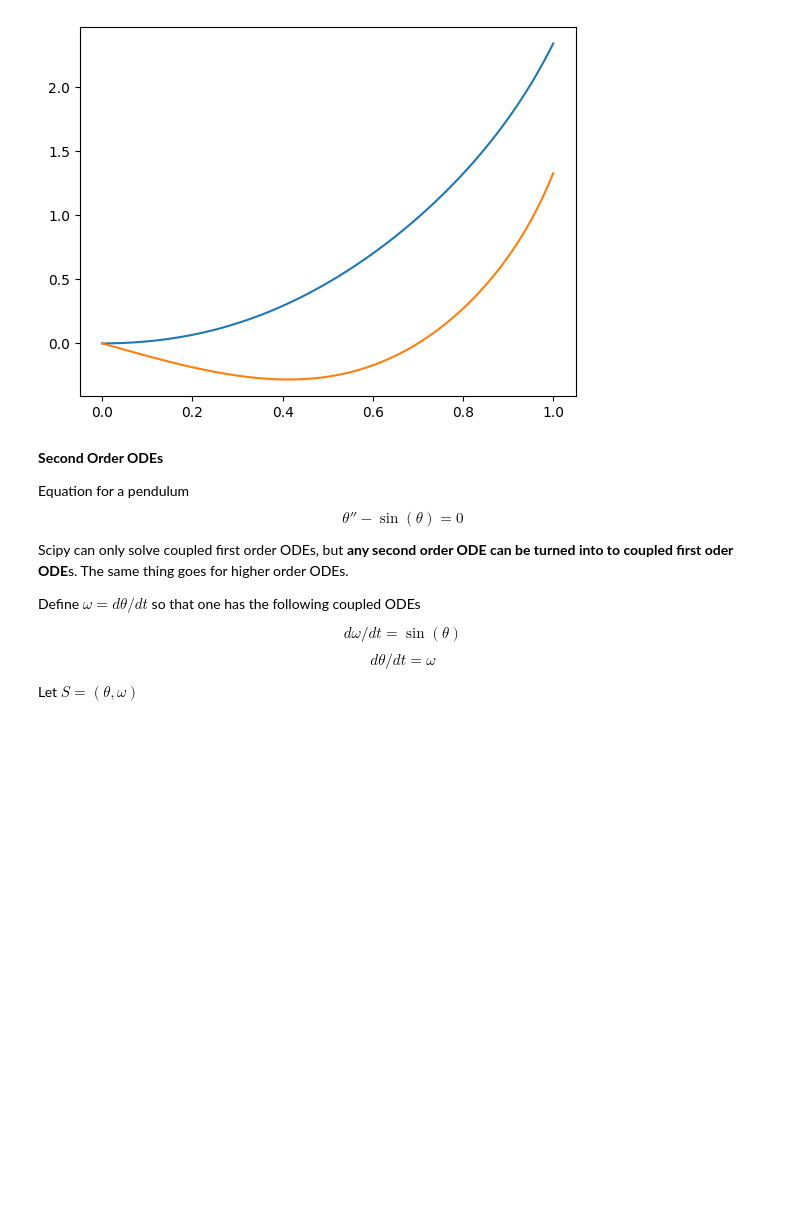
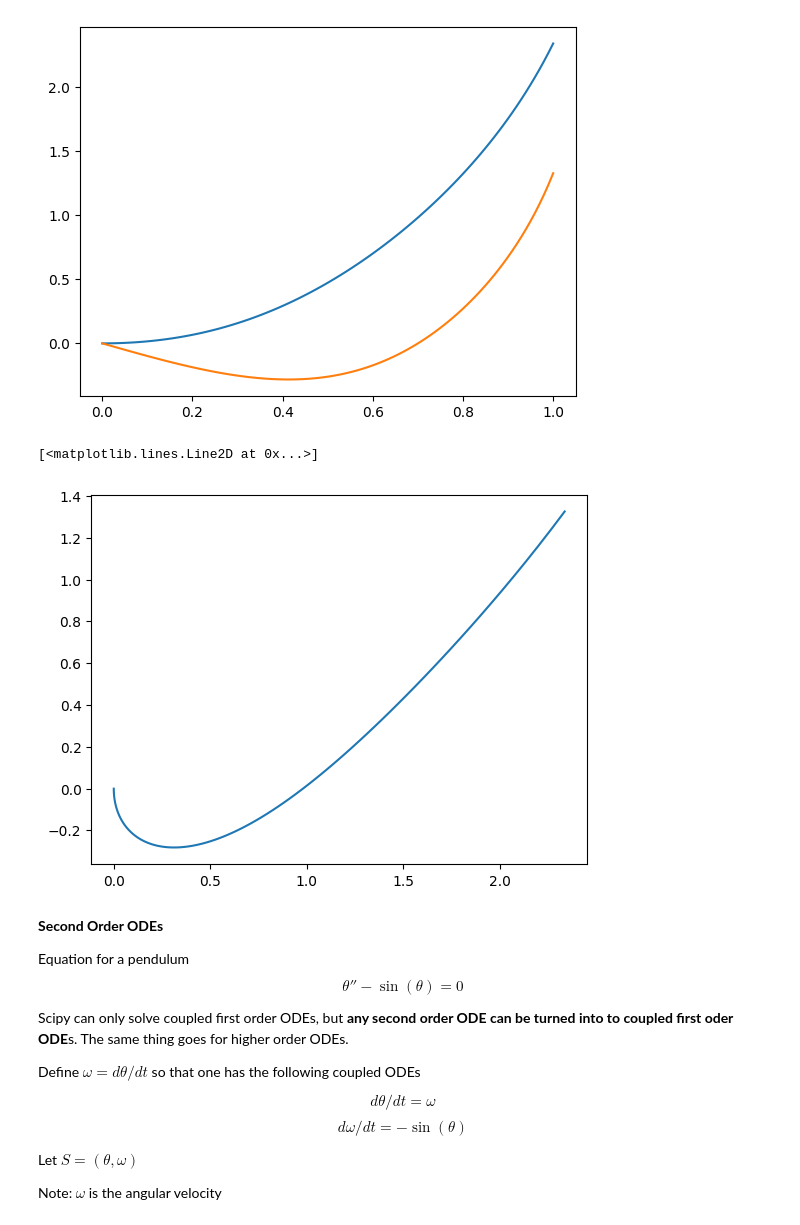
Before and after one commit to ashleysharp/codespaces-jupyter, a Jupyter notebook: notebooks/scipy.ipynb, the cells around one changed output. Cells and saved outputs as stored; diff of their text form; code cells hidden in the pictures; blank space fills up the shorter version.

```diff
--- a/notebooks/scipy.ipynb
+++ b/notebooks/scipy.ipynb
@@ -246,0 +279,3 @@ plt.plot(t)
+# %%
+x = np.array([[1],[2],[3]]) # a 2d array with 3 rows and 1 column
+x
@@ -271,6 +346,11 @@ plt.plot(x, y2)
 # %% [output]
 [<matplotlib.lines.Line2D at 0x...>]
 [figure]
+# %%
+plt.plot(y1, y2)
+# %% [output]
+[<matplotlib.lines.Line2D at 0x...>]
+[figure, added]
 # %% [markdown]
 **Second Order ODEs**
 
@@ -281,10 +361,12 @@ Scipy can only solve coupled first order ODEs, but **any second order ODE can be
 
 Define $\omega  = d\theta/dt$ so that one has the following coupled ODEs
 
-$$d\omega/dt = \sin(\theta)$$
 $$d\theta/dt = \omega$$
+$$d\omega/dt = -\sin(\theta)$$
 
 Let $S = (\theta, \omega)$
+
+Note: $\omega$ is the angular velocity
 # %%
 def dSdt(S, t):
     theta, omega = S
```
Also changed, not shown: parts of 17 cells of this notebook.
